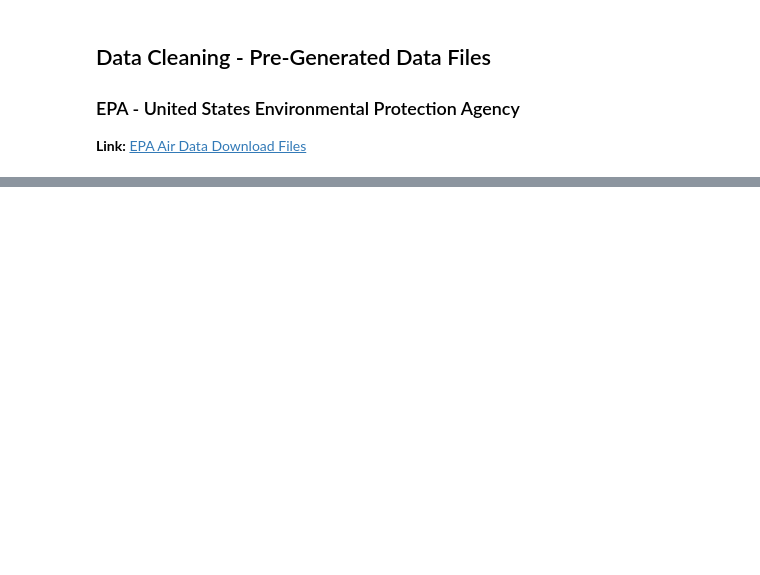
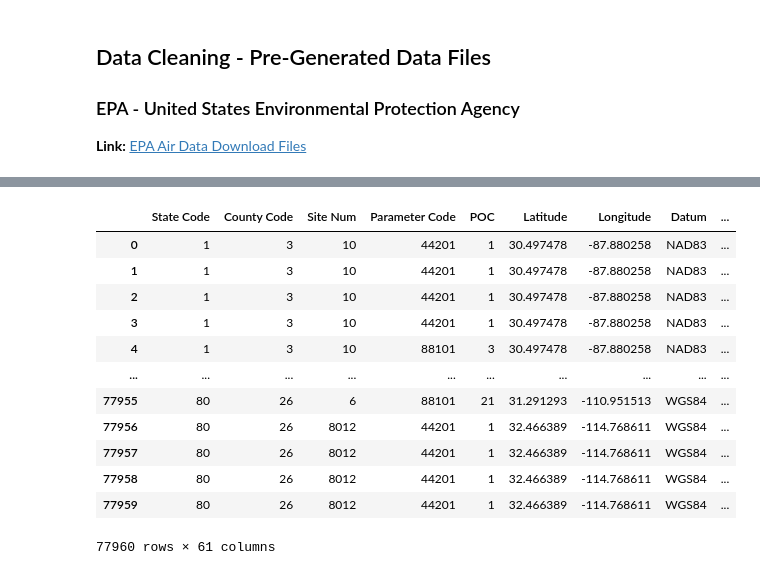
Before and after one commit to Rahib-Khan/Air_Quality_Predictor, a Jupyter notebook: src/data-cleaning.ipynb, the cells around one changed output, grey strips where cells are left out. Saved outputs shown, nothing was run; the diff lists cells and outputs as text; code cells hidden in the pictures; blank space fills up the shorter version.

```diff
--- a/src/data-cleaning.ipynb
+++ b/src/data-cleaning.ipynb
@@ -95,7 +84,7 @@ df = pd.read_csv(f'/Users/rahib/ctp_data/annual_conc_by_monitor_2023.csv', low_m
 filtered_df = df[(df['Parameter Name'] == 'Carbon monoxide') & (df['Sample Duration'] == '8-HR RUN AVG END HOUR')]
 
 # Calculating the average of 'Arithmetic Mean' grouped by 'State Code'
-carbon_average_by_state = filtered_df.groupby('State Name')['Arithmetic Mean'].mean()
+carbon_average_by_state = filtered_df.groupby('State Name')['Arithmetic Mean'].mean().reset_index(name='Carbon Average')
 
 # Display the result
 print(carbon_average_by_state)
@@ -125,7 +114,7 @@ df = pd.read_csv(f'/Users/rahib/ctp_data/annual_conc_by_monitor_2023.csv', low_m
 filtered_df = df[(df['Parameter Name'] == 'Nitrogen dioxide (NO2)') & (df['Sample Duration'] == '1 HOUR')]
 
 # Calculating the average of 'Arithmetic Mean' grouped by 'State Code'
-nitrogen_average_by_state = filtered_df.groupby('State Name')['Arithmetic Mean'].mean()
+nitrogen_average_by_state = filtered_df.groupby('State Name')['Arithmetic Mean'].mean().reset_index(name='Nitrogen Average')
 
 # Display the result
 print(nitrogen_average_by_state)
@@ -213,0 +200,22 @@ KeyError: 'id'
+# %%
+df = df.merge(ozone_average_by_state, on='State Name', how='left')
+df = df.merge(carbon_average_by_state, on='State Name', how='left')
+df = df.merge(nitrogen_average_by_state, on='State Name', how='left')
+df = df.merge(sulfur_average_by_state, on='State Name', how='left')
+df = df.merge(small_particulate_average_by_state, on='State Name', how='left')
+df = df.merge(large_particulate_average_by_state, on='State Name', how='left')
+df
+# %% [output]
+|  | State Code | County Code | Site Num | Parameter Code | POC | Latitude | Longitude | Datum | ... |
+| 0 | 1 | 3 | 10 | 44201 | 1 | 30.497478 | -87.880258 | NAD83 | ... |
+| 1 | 1 | 3 | 10 | 44201 | 1 | 30.497478 | -87.880258 | NAD83 | ... |
+| 2 | 1 | 3 | 10 | 44201 | 1 | 30.497478 | -87.880258 | NAD83 | ... |
+| 3 | 1 | 3 | 10 | 44201 | 1 | 30.497478 | -87.880258 | NAD83 | ... |
+| 4 | 1 | 3 | 10 | 88101 | 3 | 30.497478 | -87.880258 | NAD83 | ... |
+| ... | ... | ... | ... | ... | ... | ... | ... | ... | ... |
+| 77955 | 80 | 26 | 6 | 88101 | 21 | 31.291293 | -110.951513 | WGS84 | ... |
+| 77956 | 80 | 26 | 8012 | 44201 | 1 | 32.466389 | -114.768611 | WGS84 | ... |
+| 77957 | 80 | 26 | 8012 | 44201 | 1 | 32.466389 | -114.768611 | WGS84 | ... |
+| 77958 | 80 | 26 | 8012 | 44201 | 1 | 32.466389 | -114.768611 | WGS84 | ... |
+| 77959 | 80 | 26 | 8012 | 44201 | 1 | 32.466389 | -114.768611 | WGS84 | ... |
+77960 rows × 61 columns
```
Also changed, not shown: parts of 12 cells of this notebook.
